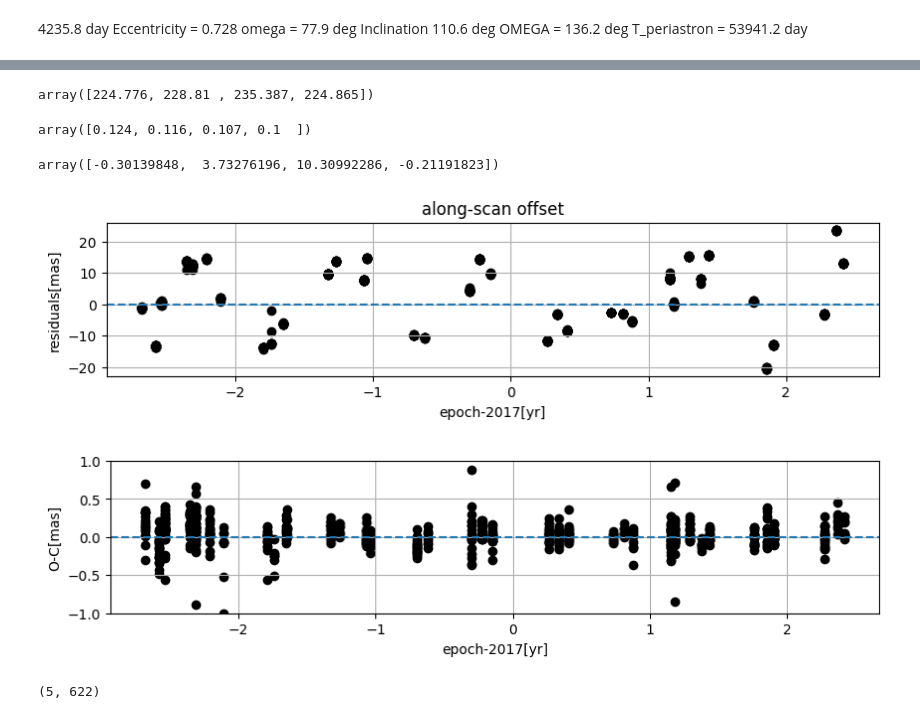
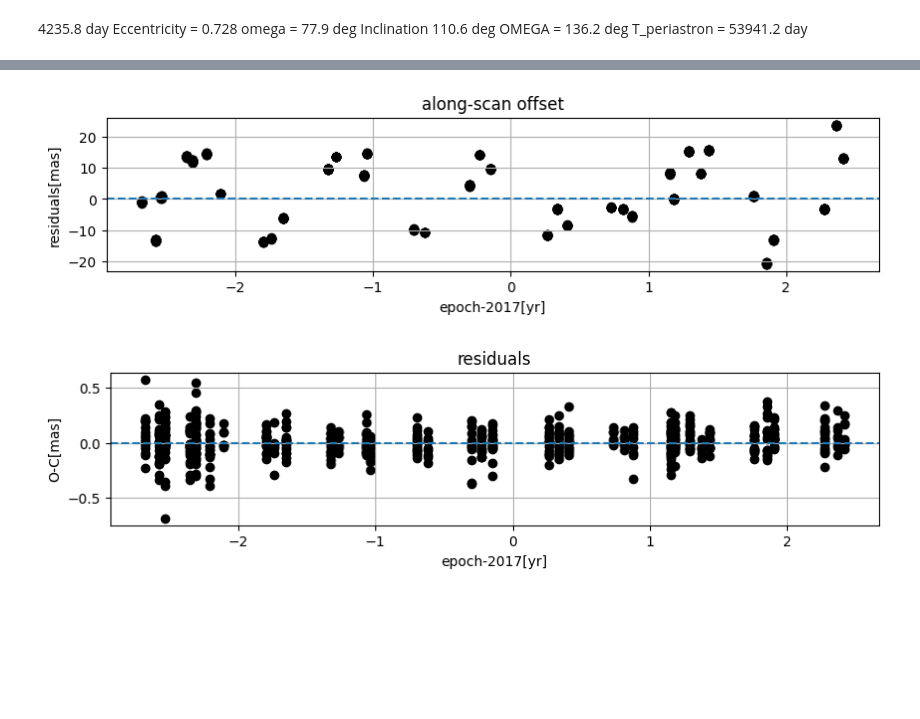
Before and after one commit to TSchiwy/ExTRA, a Jupyter notebook: play.ipynb, the cells around one changed output, grey strips where cells are left out. Cells and saved outputs as stored; diff of their text form; code cells hidden in the pictures; blank space fills up the shorter version.

```diff
--- a/play.ipynb
+++ b/play.ipynb
@@ -42,6 +40,11 @@ ast=[]
 for name in ast_names:
     ast.append(astrodata.field(name))
 ast=np.array(ast)
+msk=ast[-1]==0
+ast=np.array([row[msk] for row in ast])
+
+
+
 rv=[]
 for name in rv_names:
     rv.append(rvdata.field(name))
@@ -83,7 +86,11 @@ plt.show()
 # Astrometric fit
 # %%
 relative_time=Time(ast[0], format='jd', scale='tcb').jyear-GAIA_EPOCH.jyear
-gaia_angle=ex.angle_trafo(np.radians(ast[-1]))
+gaia_angle=ex.angle_trafo(np.radians(ast[4]))
+
+
+
+
 
 t_gaia=ast[0]
 A2=relative_time
@@ -119,5 +126,5 @@ plt.show()
 # %%
-planet_residual=ex.abs_res(A8,g_stand,np.array([g_asc,g_dec,0,0,0]),gaia)
+planet_residual=ex.abs_res(gaia[-2],g_stand,np.array([g_asc,g_dec,0,0,0]),gaia)
 # %%
 res_astrometric=np.copy(gaia)
 res_astrometric[-2]=planet_residual
@@ -164,7 +171,7 @@ stand_corr=np.zeros(5)
 x0=np.concatenate([orb,stand_corr])
 # %%
 #bounds
-orbbnds=(P_g-1,P_g+1),(0.5,0.95),(-np.pi,np.pi),(0,2*np.pi),(-np.pi,np.pi),(T0_g-5000,T0_g+5000),(0,100)
+orbbnds=(P_g-100,P_g+100),(0,0.95),(-np.pi,np.pi),(0,2*np.pi),(-np.pi,np.pi),(T0_g-5000,T0_g+5000),(0,100)
 standbnds=(-10,10),(-10,10),(-10,10),(-10,10),(-10,10)
 bnds=orbbnds+standbnds
 # %%
@@ -235,39 +231,23 @@ array([[ 2.45730126e+06,  2.45730126e+06,  2.45730126e+06,
-# %%
-A8[183:187]
-# %% [output]
-array([224.776, 228.81 , 235.387, 224.865])
-# %%
-A9[183:187]
-# %% [output]
-array([0.124, 0.116, 0.107, 0.1  ])
-# %%
-res_gaia_final[183:187]
-# %% [output]
-array([-0.30139848,  3.73276196, 10.30992286, -0.21191823])
 # %%
 plt.figure(figsize=(10,2))
 plt.scatter(relative_time,fit_residuals,c="k")
 plt.axhline(0,linestyle="--")
 plt.title("along-scan offset")
 plt.ylabel("residuals[mas]")
 plt.xlabel("epoch-2017[yr]")
 
 plt.grid()
 plt.show()
 
 plt.figure(figsize=(10,2))
 plt.scatter(relative_time,res_gaia_final,c="k")
 plt.axhline(0,linestyle="--")
-plt.ylim([-1,1])
+plt.title("residuals")
 plt.ylabel("O-C[mas]")
 plt.xlabel("epoch-2017[yr]")
 
 plt.grid()
 plt.show()
 # %% [output]
-[figure, old version]
+[figure, new version]
-[figure, old version]
+[figure, new version]
-# %%
-ast.shape
-# %% [output]
-(5, 622)
```
Also changed, not shown: parts of 8 cells of this notebook, 2 other files.
